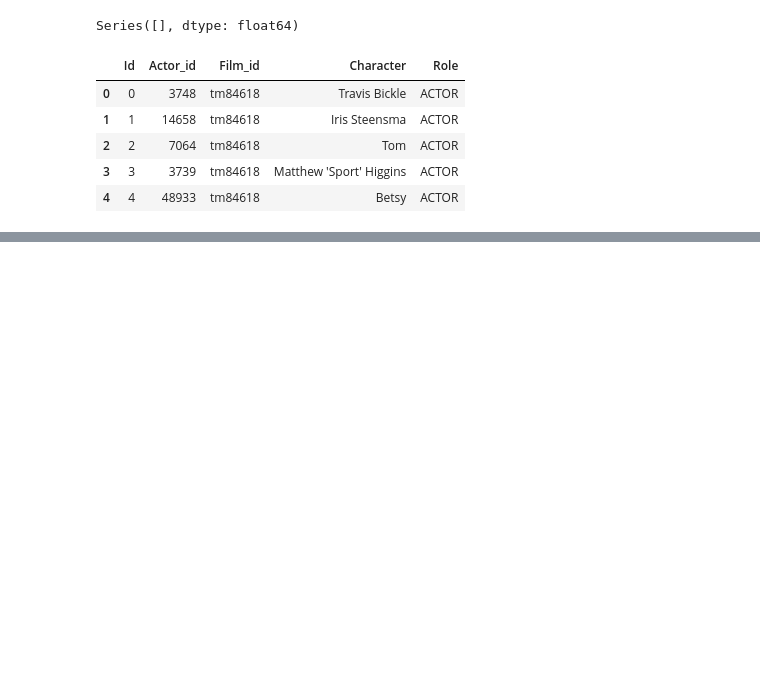
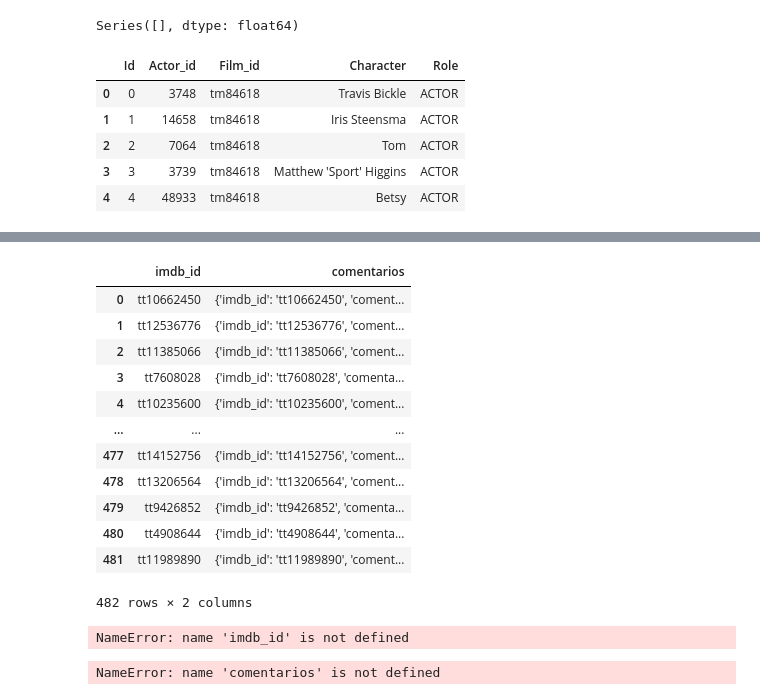
Before and after one commit to jrodrisanz/ProyectoETL, a Jupyter notebook: src/netflix_film.ipynb, the cells around one changed output, grey strips where cells are left out. Cells and saved outputs as stored; diff of their text form; code cells hidden in the pictures; blank space fills up the shorter version.

```diff
--- a/src/netflix_film.ipynb
+++ b/src/netflix_film.ipynb
@@ -327,0 +375,66 @@ review
+# %%
+review
+# %% [output]
+|  | imdb_id | comentarios |
+| 0 | tt10662450 | {'imdb_id': 'tt10662450', 'coment... |
+| 1 | tt12536776 | {'imdb_id': 'tt12536776', 'coment... |
+| 2 | tt11385066 | {'imdb_id': 'tt11385066', 'coment... |
+| 3 | tt7608028 | {'imdb_id': 'tt7608028', 'comenta... |
+| 4 | tt10235600 | {'imdb_id': 'tt10235600', 'coment... |
+| ... | ... | ... |
+| 477 | tt14152756 | {'imdb_id': 'tt14152756', 'coment... |
+| 478 | tt13206564 | {'imdb_id': 'tt13206564', 'coment... |
+| 479 | tt9426852 | {'imdb_id': 'tt9426852', 'comenta... |
+| 480 | tt4908644 | {'imdb_id': 'tt4908644', 'comenta... |
+| 481 | tt11989890 | {'imdb_id': 'tt11989890', 'coment... |
+482 rows × 2 columns
+# %%
+import csv
+
+with open('../data/comentarios_clean.csv') as archivo_csv:
+    lector_csv = csv.reader(archivo_csv)
+
+    for fila in lector_csv:
+        review = eval(fila[0])
+
+        if 'imdb_id' in review:
+            imdb_id = review['imdb_id']
+            comentarios = review['comentarios']
+
+            for comentario in comentarios:
+                trozo = comentario['review']
+                if trozo.startswith('""') and trozo.endswith('""'):
+                    trozo_limpio = trozo.replace("'", "`")
+                else:
+                    trozo_limpio = trozo
+                rating = comentario['rating']
+                comentario['review'] = trozo_limpio
+# %% [output]
+NameError: name 'imdb_id' is not defined
+# %%
+with open('../data/comentarios_clean.csv') as archivo_csv:
+    lector_csv = csv.reader(archivo_csv)
+
+    # Itera sobre cada fila del archivo
+    for fila in lector_csv:
+        # Convierte la cadena con los comentarios en un diccionario
+        review_dict = eval(fila[1])
+
+        # Extrae el ID de la película
+        imdb_id = review_dict['imdb_id']
+
+        # Extrae la lista de comentarios
+        comentarios = review_dict['comentarios']
+
+        # Itera sobre cada comentario
+        for comentario in comentarios:
+            review = comentario['review']
+            if review.startswith('""') and review.endswith('""'):
+                trozo_limpio = review.replace("'", "`")
+            else:
+                trozo_limpio= review
+            # Extrae el texto del comentario y su rating
+            comentario['review'] = trozo_limpio
+            rating = comentario['rating']
+# %% [output]
+NameError: name 'comentarios' is not defined
```
Also changed, not shown: parts of 18 cells of this notebook, 6 other files.
